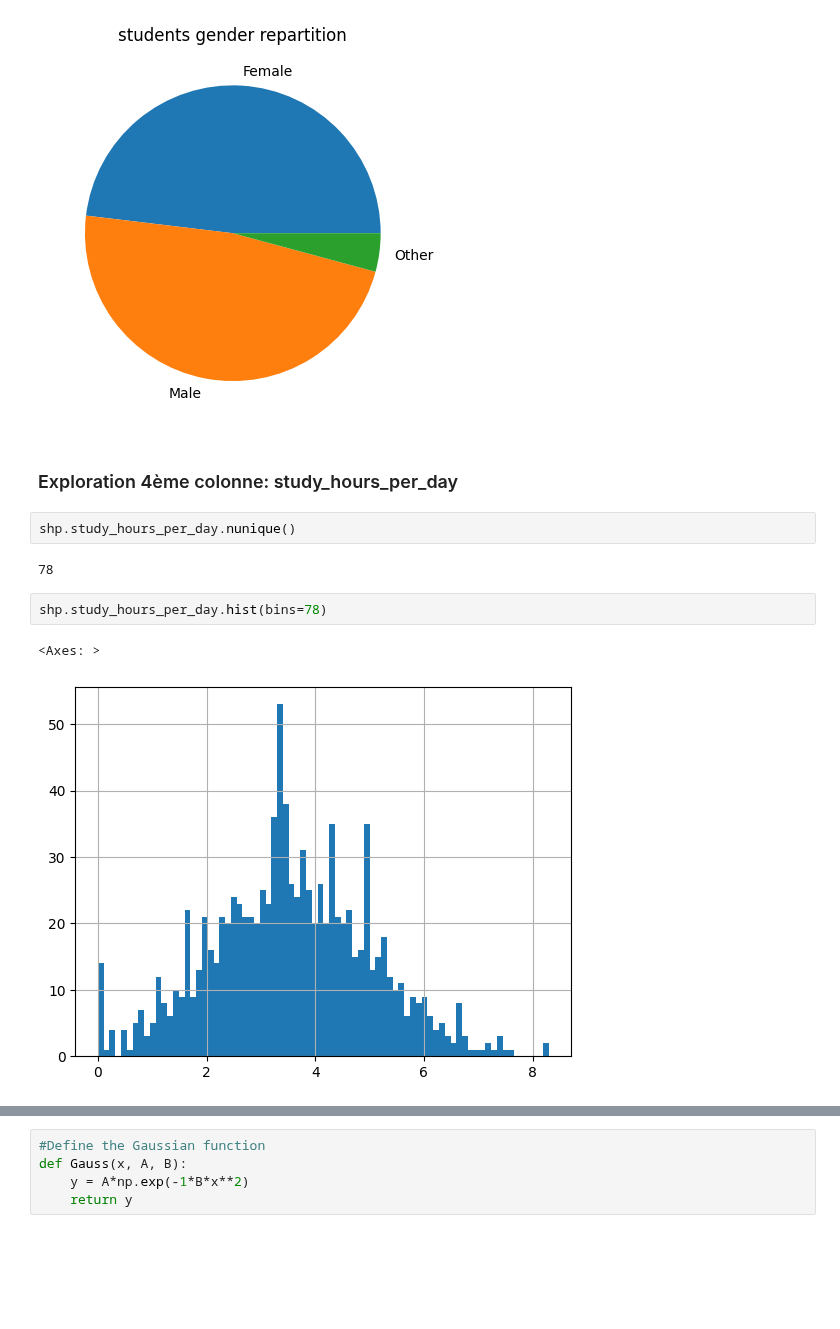
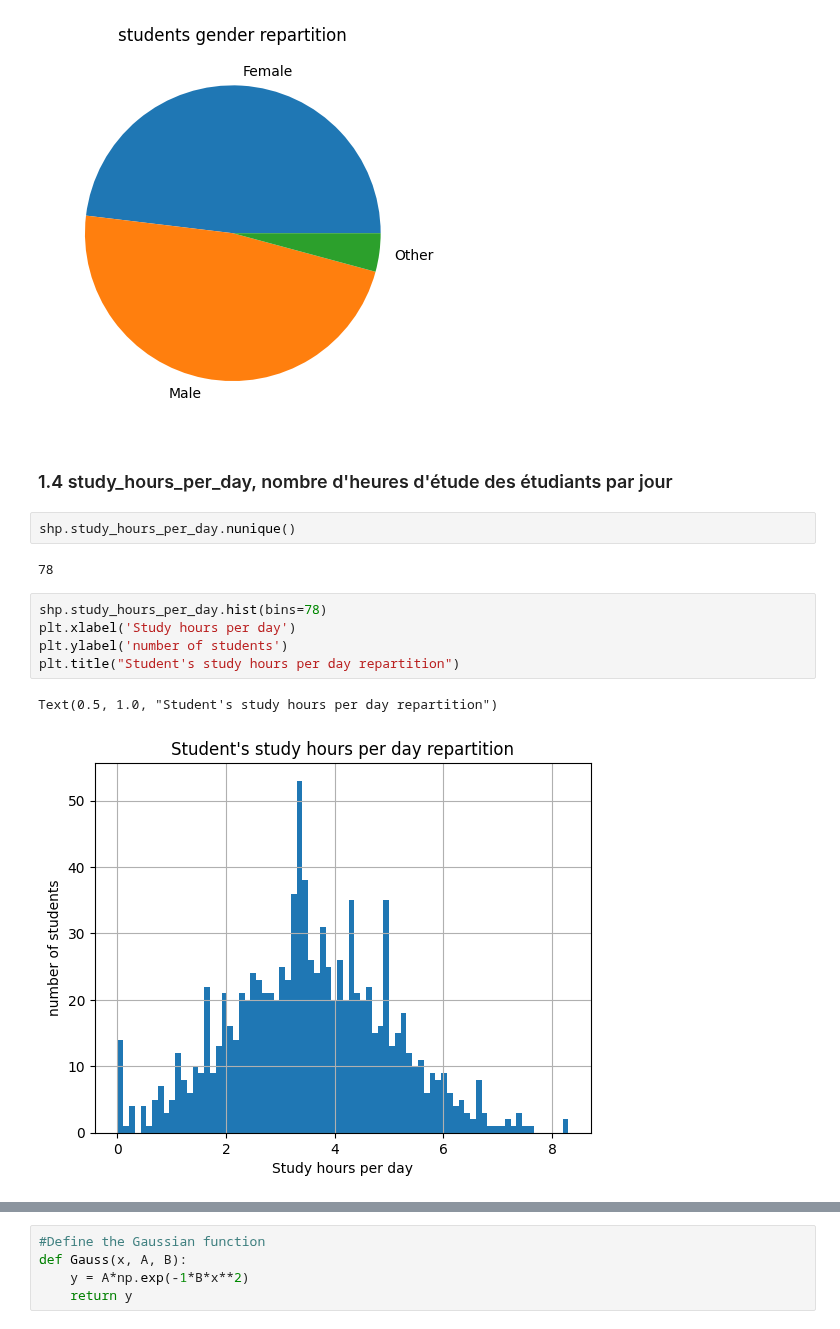
Before and after one commit to smazoyerdatascience/Student-Habits-vs-Academic-Performance, a Jupyter notebook: notebooks/student_habits_performance_EDA.ipynb, the cells around one changed output, grey strips where cells are left out. Drawn from its saved outputs; the diff is of its cells as text; blank space fills up the shorter version.

```diff
--- a/notebooks/student_habits_performance_EDA.ipynb
+++ b/notebooks/student_habits_performance_EDA.ipynb
@@ -147,14 +149,17 @@ plt.title("students gender repartition")
 # %% [output]
 Text(0.5, 1.0, 'students gender repartition')
 [figure]
-# %% [markdown]
-### Exploration 4ème colonne: study_hours_per_day
+# %% [markdown]
+### 1.4 study_hours_per_day, nombre d'heures d'étude des étudiants par jour
 # %%
 shp.study_hours_per_day.nunique()
 # %% [output]
 78
-# %%
-shp.study_hours_per_day.hist(bins=78)
-# %% [output]
-<Axes: >
-[figure, removed]
+# %%
+shp.study_hours_per_day.hist(bins=78)
+plt.xlabel('Study hours per day')
+plt.ylabel('number of students')
+plt.title("Student's study hours per day repartition")
+# %% [output]
+Text(0.5, 1.0, "Student's study hours per day repartition")
+[figure, added]
```
Also changed, not shown: parts of 24 cells of this notebook.
